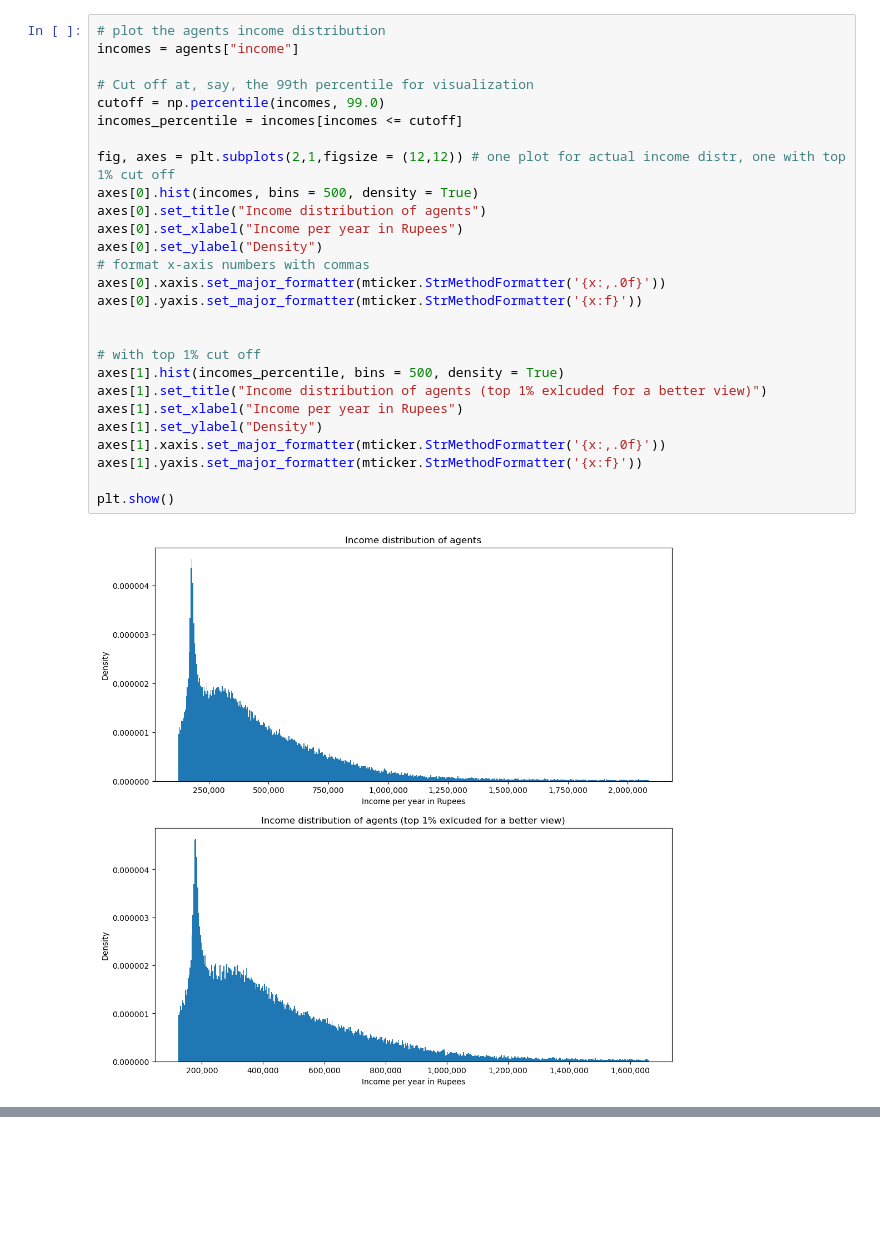
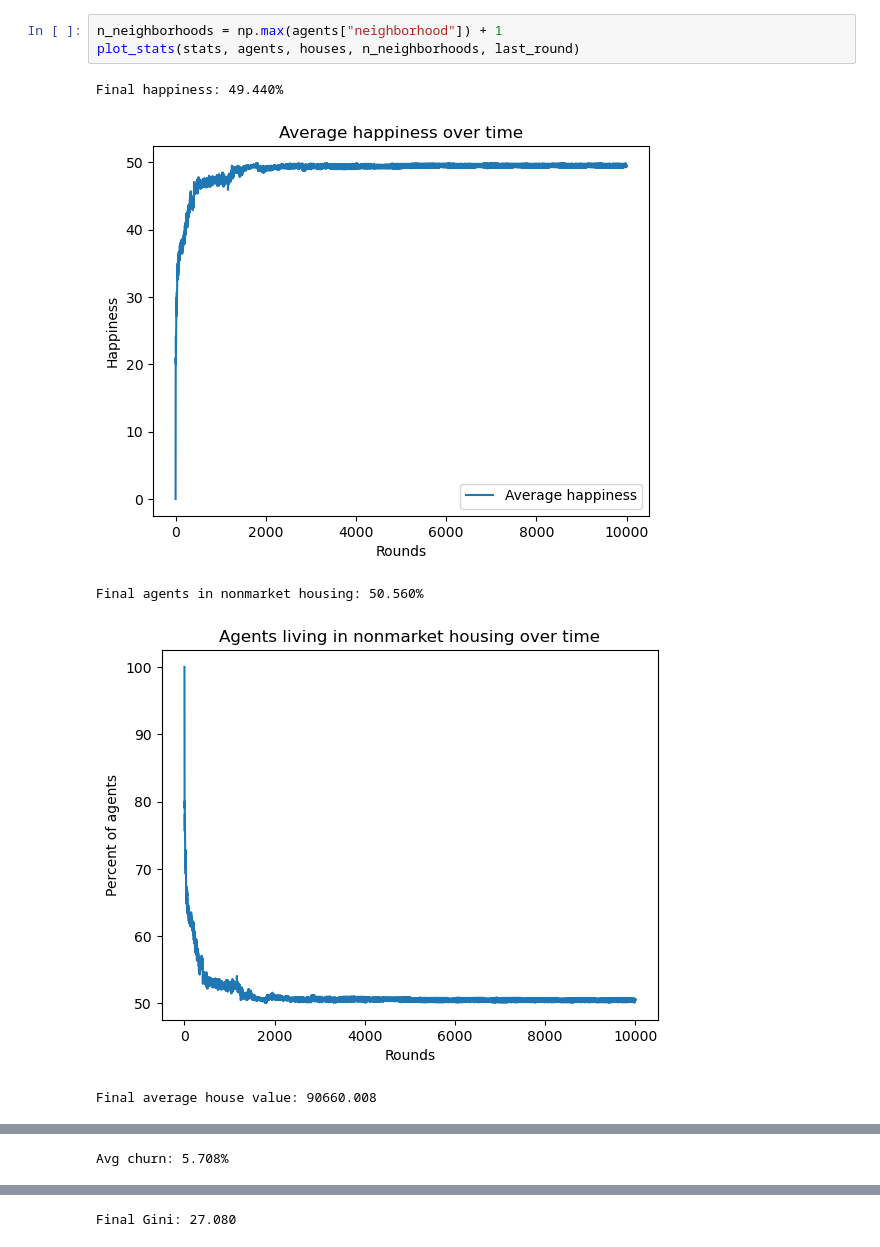
Before and after one commit to danielthomas-econ/schelling_income_model, a Jupyter notebook: plots.ipynb, the cells around one changed output, grey strips where cells are left out. Saved outputs shown, nothing was run; the diff lists cells and outputs as text; blank space fills up the shorter version.

```diff
--- a/plots.ipynb
+++ b/plots.ipynb
@@ -347,29 +60,9 @@ correlation coefficient (log): 0.1646
-# %%
-# plot the agents income distribution
-incomes = agents["income"]
-
-# Cut off at, say, the 99th percentile for visualization
-cutoff = np.percentile(incomes, 99.0)
-incomes_percentile = incomes[incomes <= cutoff]
-
-fig, axes = plt.subplots(2,1,figsize = (12,12)) # one plot for actual income distr, one with top 1% cut off
-axes[0].hist(incomes, bins = 500, density = True)
-axes[0].set_title("Income distribution of agents")
-axes[0].set_xlabel("Income per year in Rupees")
-axes[0].set_ylabel("Density")
-# format x-axis numbers with commas
-axes[0].xaxis.set_major_formatter(mticker.StrMethodFormatter('{x:,.0f}'))
-axes[0].yaxis.set_major_formatter(mticker.StrMethodFormatter('{x:f}'))
-
-
-# with top 1% cut off
-axes[1].hist(incomes_percentile, bins = 500, density = True)
-axes[1].set_title("Income distribution of agents (top 1% exlcuded for a better view)")
-axes[1].set_xlabel("Income per year in Rupees")
-axes[1].set_ylabel("Density")
-axes[1].xaxis.set_major_formatter(mticker.StrMethodFormatter('{x:,.0f}'))
-axes[1].yaxis.set_major_formatter(mticker.StrMethodFormatter('{x:f}'))
-
-plt.show()
-# %% [output]
-[figure, removed]
+# %%
+n_neighborhoods = np.max(agents["neighborhood"]) + 1
+plot_stats(stats, agents, houses, n_neighborhoods, last_round)
+# %% [output]
+Final happiness: 49.440%
+[figure, added]
+Final agents in nonmarket housing: 50.560%
+[figure, added]
+Final average house value: 90660.008
@@ -375,0 +70 @@ plt.show()
+Avg churn: 5.708%
@@ -375,0 +72 @@ plt.show()
+Final Gini: 27.080
```
Also changed, not shown: parts of 18 cells of this notebook, 21 other files.
